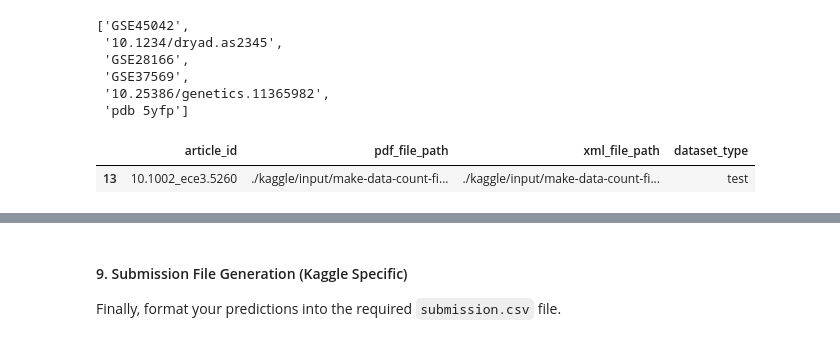
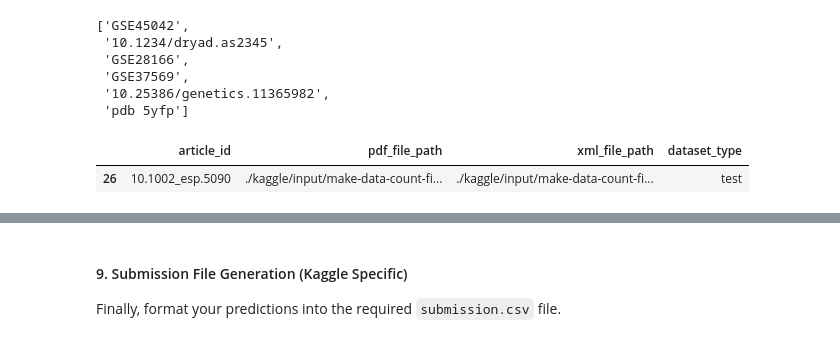
Before and after one commit to JimGile/make-data-count-classifier, a Jupyter notebook: mdc-fine-tune-train-kaggle.ipynb, the cells around one changed output, grey strips where cells are left out. Drawn from its saved outputs; the diff is of its cells as text; code cells hidden in the pictures.

```diff
--- a/mdc-fine-tune-train-kaggle.ipynb
+++ b/mdc-fine-tune-train-kaggle.ipynb
@@ -1018,11 +1027,14 @@ display(rsp1)
  'pdb 5yfp']
 # %%
 sample_test_file_paths_df = test_file_paths_df.sample(2, random_state=42)
-sample_test_file_paths_df = test_file_paths_df.loc[test_file_paths_df['article_id']=='10.1002_ece3.5260']
+sample_test_file_paths_df = test_file_paths_df.loc[test_file_paths_df['article_id']=='10.1002_mp.14424']
+sample_test_file_paths_df = test_file_paths_df.loc[test_file_paths_df['article_id']=='10.1002_cssc.202201821']
+sample_test_file_paths_df = test_file_paths_df.loc[test_file_paths_df['article_id']=='10.1002_ecs2.1280']
+sample_test_file_paths_df = test_file_paths_df.loc[test_file_paths_df['article_id']=='10.1002_esp.5090']
 sample_test_file_paths_df
 # %% [output]
 |  | article_id | pdf_file_path | xml_file_path | dataset_type |
-| 13 | 10.1002_ece3.5260 | ./kaggle/input/make-data-count-fi... | ./kaggle/input/make-data-count-fi... | test |
+| 26 | 10.1002_esp.5090 | ./kaggle/input/make-data-count-fi... | ./kaggle/input/make-data-count-fi... | test |
 # %%
 sample_sub = process_test_articles(tokenizer, sample_test_file_paths_df)
 display(sample_sub)
```
Also changed, not shown: parts of 7 cells of this notebook.
